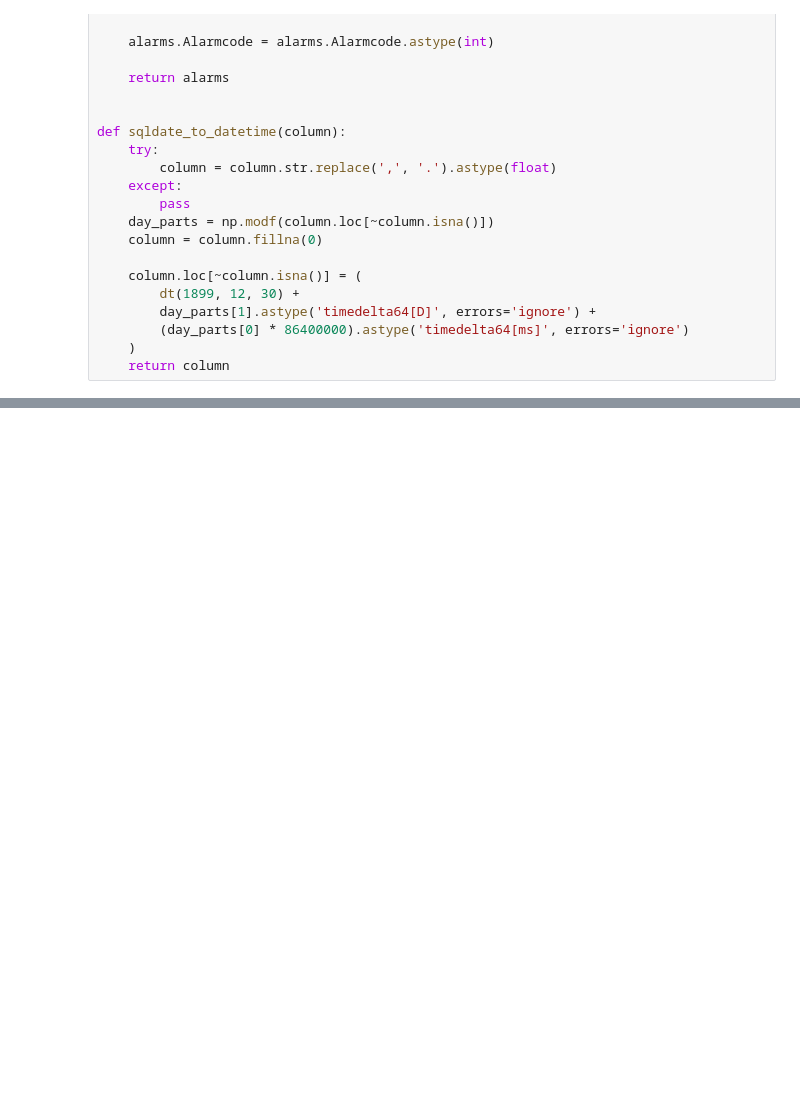
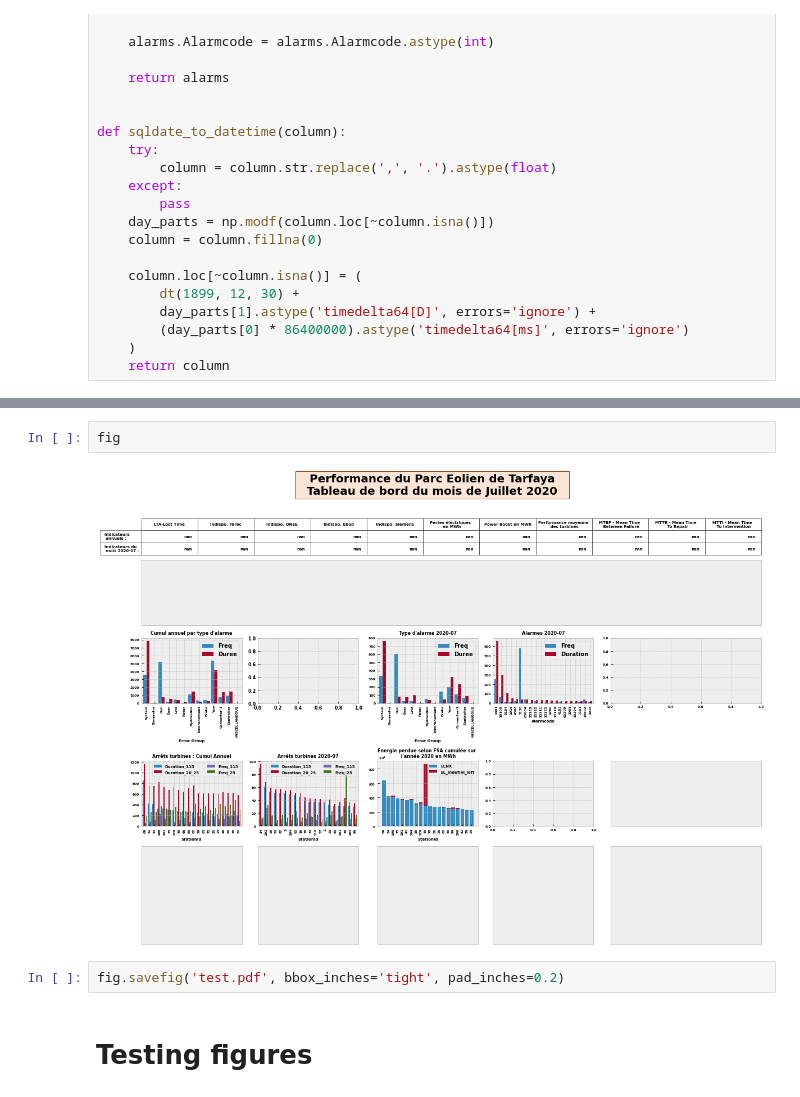
Before and after one commit to capem/TB-Performance, a Jupyter notebook: performance.ipynb, the cells around one changed output, grey strips where cells are left out. Drawn from its saved outputs; the diff is of its cells as text; blank space fills up the shorter version.

```diff
--- a/performance.ipynb
+++ b/performance.ipynb
@@ -592,0 +602,8 @@ fig3.set_size_inches(22, 16)
+# %%
+fig
+# %% [output]
+[figure, added]
+# %%
+fig.savefig('test.pdf', bbox_inches='tight', pad_inches=0.2)
+# %% [markdown]
+# Testing figures
```
Also changed, not shown: parts of 85 cells of this notebook.
